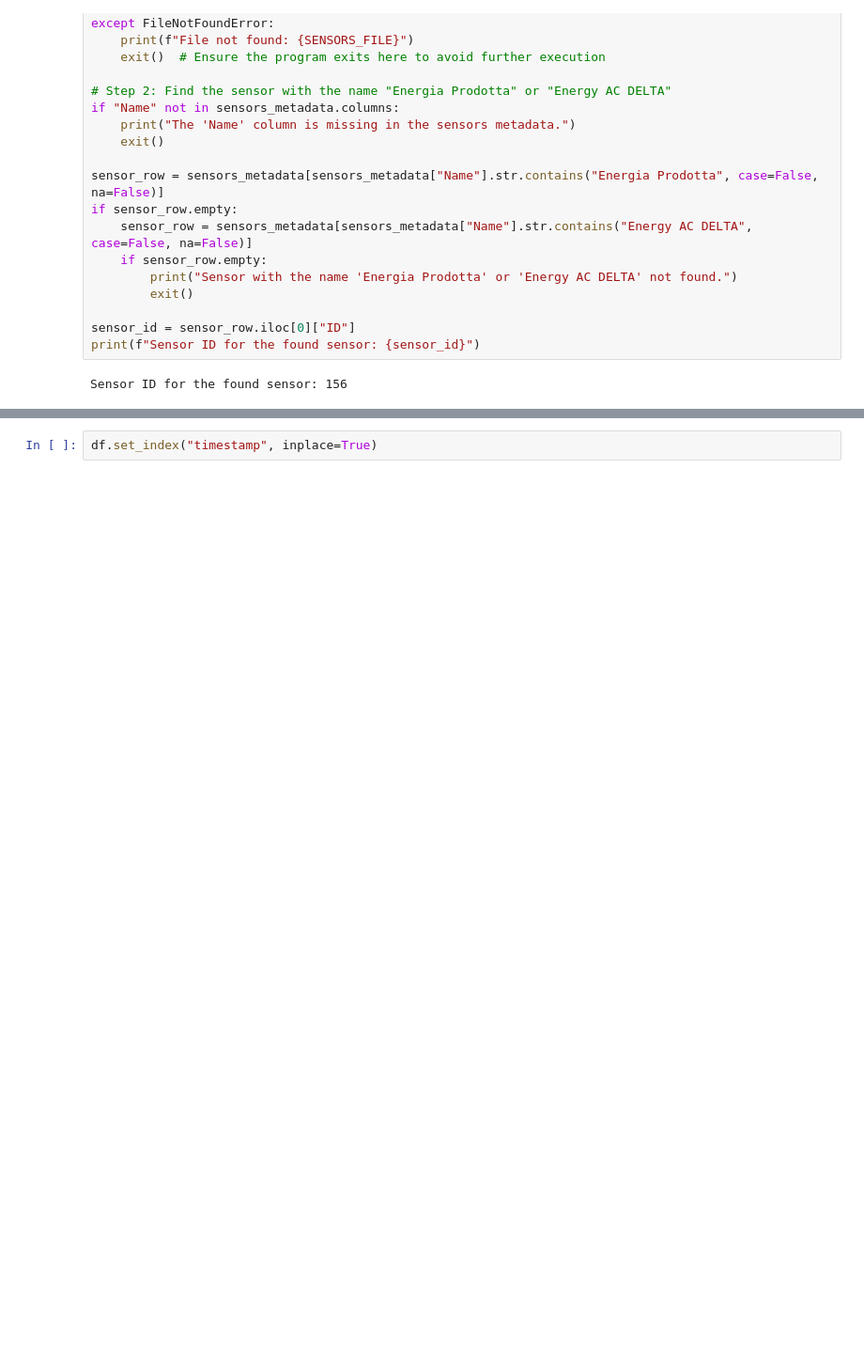
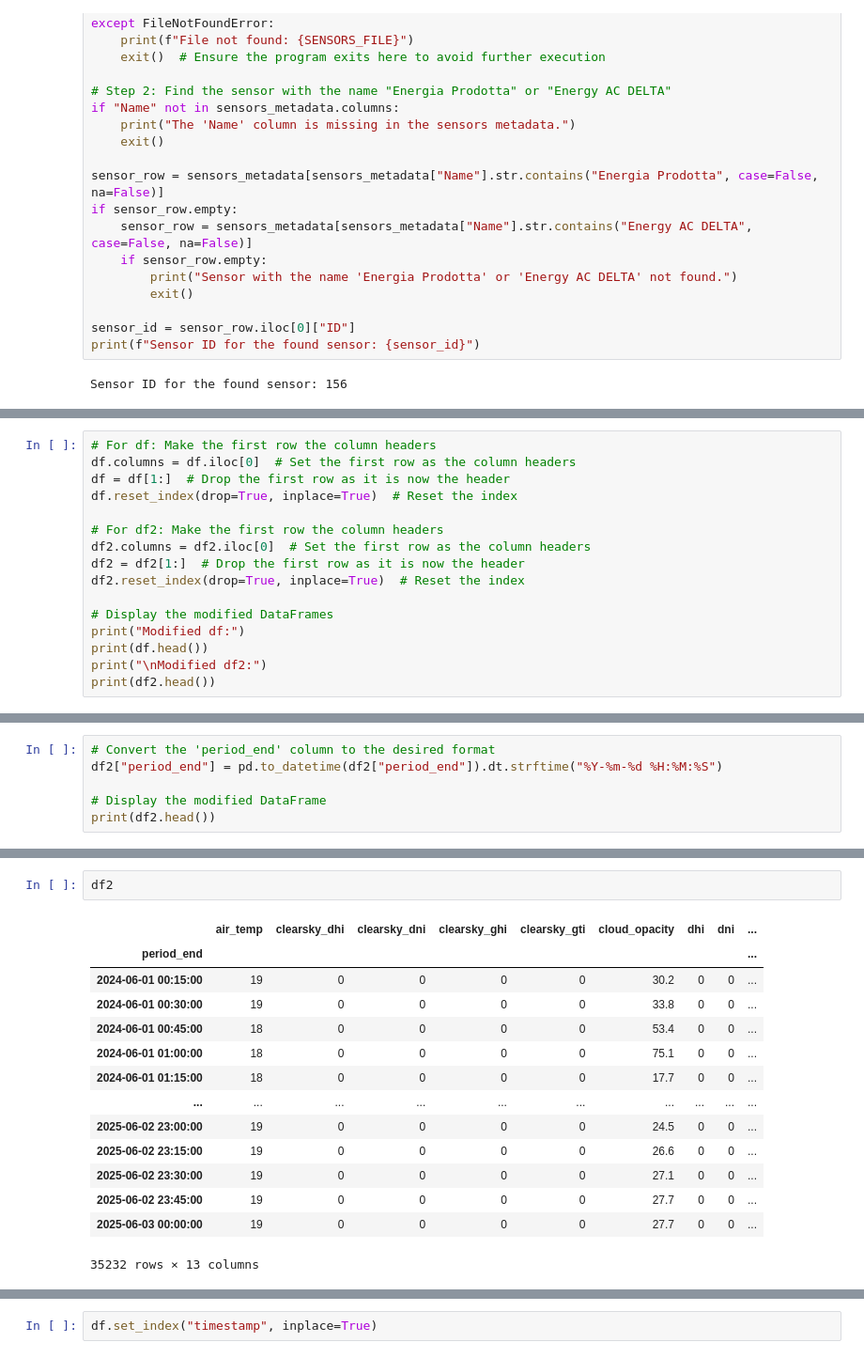
Before and after one commit to cmrafatg/auto-ml_Preprocessing, a Jupyter notebook: P1130.ipynb, the cells around one changed output, grey strips where cells are left out. Shown at 94% size. Saved outputs shown, nothing was run; the diff lists cells and outputs as text; blank space fills up the shorter version.

```diff
--- a/P1130.ipynb
+++ b/P1130.ipynb
@@ -830,0 +1068,16 @@ for sensor_id, sensor_data in data.items():
+# %%
+# For df: Make the first row the column headers
+df.columns = df.iloc[0]  # Set the first row as the column headers
+df = df[1:]  # Drop the first row as it is now the header
+df.reset_index(drop=True, inplace=True)  # Reset the index
+
+# For df2: Make the first row the column headers
+df2.columns = df2.iloc[0]  # Set the first row as the column headers
+df2 = df2[1:]  # Drop the first row as it is now the header
+df2.reset_index(drop=True, inplace=True)  # Reset the index
+
+# Display the modified DataFrames
+print("Modified df:")
+print(df.head())
+print("\nModified df2:")
+print(df2.head())
@@ -830,0 +1102,6 @@ for sensor_id, sensor_data in data.items():
+# %%
+# Convert the 'period_end' column to the desired format
+df2["period_end"] = pd.to_datetime(df2["period_end"]).dt.strftime("%Y-%m-%d %H:%M:%S")
+
+# Display the modified DataFrame
+print(df2.head())
@@ -830,0 +1193,17 @@ for sensor_id, sensor_data in data.items():
+# %%
+df2
+# %% [output]
+|  | air_temp | clearsky_dhi | clearsky_dni | clearsky_ghi | clearsky_gti | cloud_opacity | dhi | dni | ... |
+| period_end |  |  |  |  |  |  |  |  | ... |
+| 2024-06-01 00:15:00 | 19 | 0 | 0 | 0 | 0 | 30.2 | 0 | 0 | ... |
+| 2024-06-01 00:30:00 | 19 | 0 | 0 | 0 | 0 | 33.8 | 0 | 0 | ... |
+| 2024-06-01 00:45:00 | 18 | 0 | 0 | 0 | 0 | 53.4 | 0 | 0 | ... |
+| 2024-06-01 01:00:00 | 18 | 0 | 0 | 0 | 0 | 75.1 | 0 | 0 | ... |
+| 2024-06-01 01:15:00 | 18 | 0 | 0 | 0 | 0 | 17.7 | 0 | 0 | ... |
+| ... | ... | ... | ... | ... | ... | ... | ... | ... | ... |
+| 2025-06-02 23:00:00 | 19 | 0 | 0 | 0 | 0 | 24.5 | 0 | 0 | ... |
+| 2025-06-02 23:15:00 | 19 | 0 | 0 | 0 | 0 | 26.6 | 0 | 0 | ... |
+| 2025-06-02 23:30:00 | 19 | 0 | 0 | 0 | 0 | 27.1 | 0 | 0 | ... |
+| 2025-06-02 23:45:00 | 19 | 0 | 0 | 0 | 0 | 27.7 | 0 | 0 | ... |
+| 2025-06-03 00:00:00 | 19 | 0 | 0 | 0 | 0 | 27.7 | 0 | 0 | ... |
+35232 rows × 13 columns
```
Also changed, not shown: parts of 32 cells of this notebook, 2 other files.
